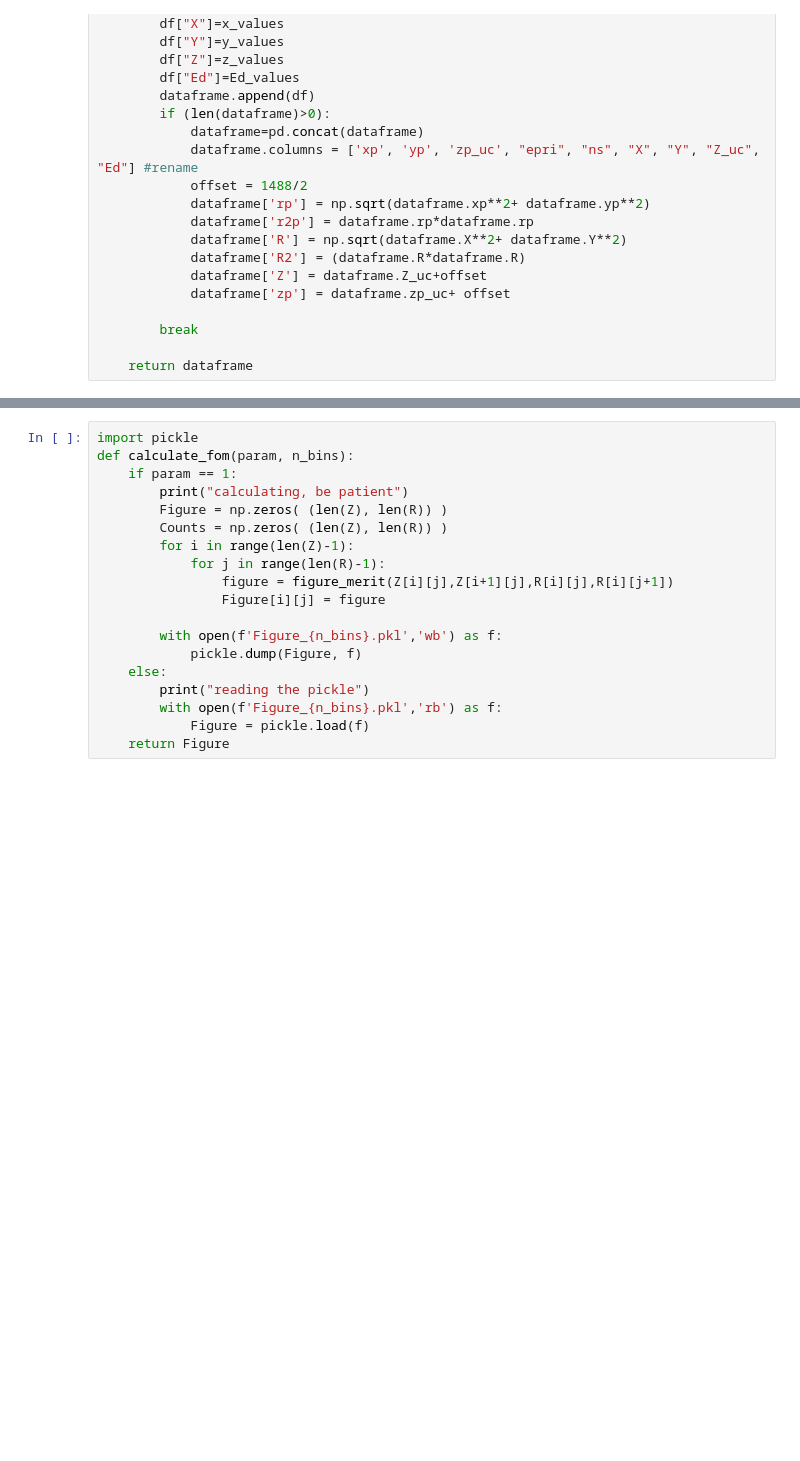
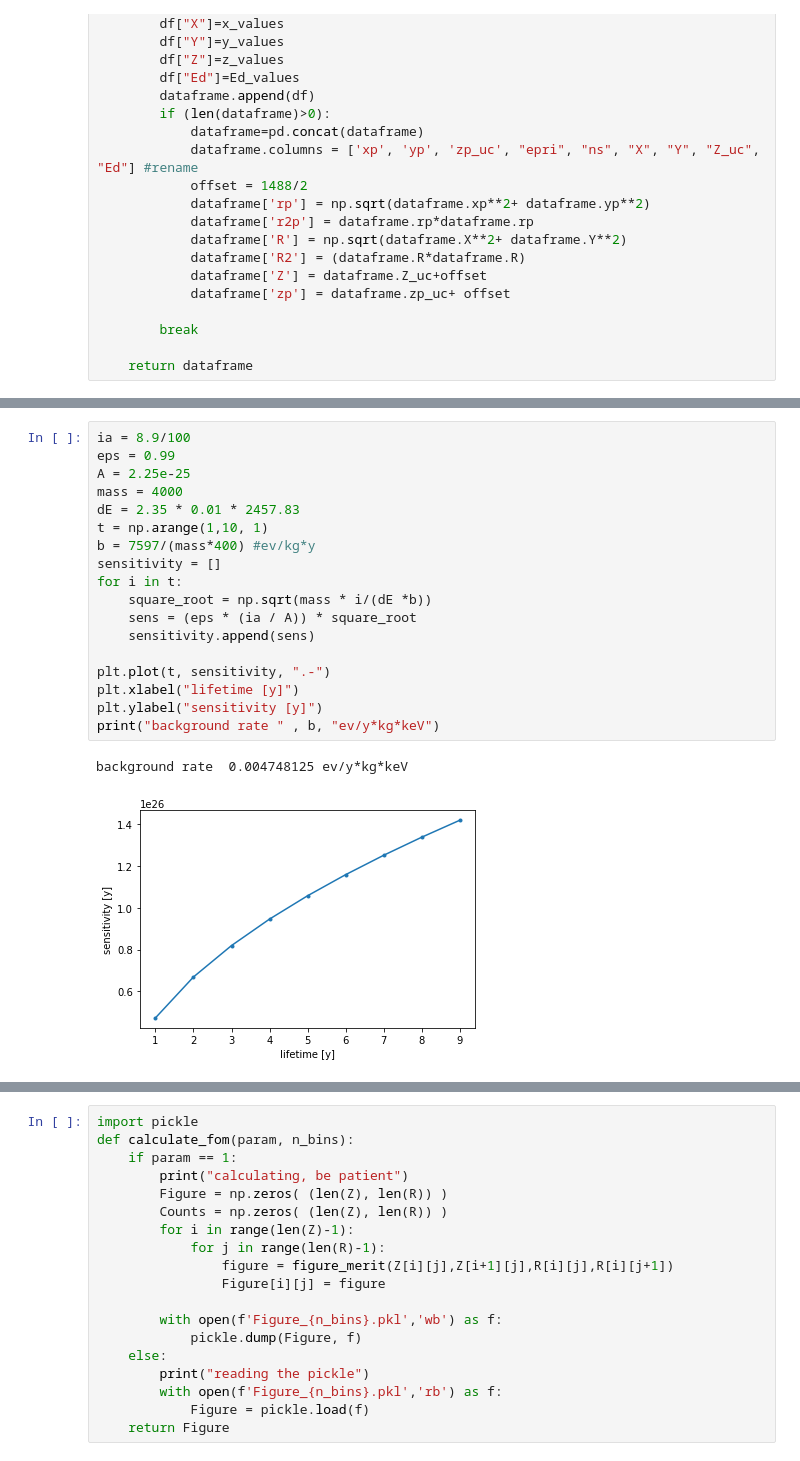
Before and after one commit to ariannarocchetti/MonteCarlo_ER, a Jupyter notebook: high_en/analysis_en.ipynb, the cells around one changed output, grey strips where cells are left out. Saved outputs shown, nothing was run; the diff lists cells and outputs as text; blank space fills up the shorter version.

```diff
--- a/high_en/analysis_en.ipynb
+++ b/high_en/analysis_en.ipynb
@@ -206,0 +197,21 @@ def figure_merit(z_low,z_high,r_low,r_high):
+# %%
+ia = 8.9/100
+eps = 0.99
+A = 2.25e-25
+mass = 4000
+dE = 2.35 * 0.01 * 2457.83
+t = np.arange(1,10, 1)
+b = 7597/(mass*400) #ev/kg*y
+sensitivity = []
+for i in t:
+    square_root = np.sqrt(mass * i/(dE *b))
+    sens = (eps * (ia / A)) * square_root
+    sensitivity.append(sens)
+
+plt.plot(t, sensitivity, ".-")
+plt.xlabel("lifetime [y]")
+plt.ylabel("sensitivity [y]")
+print("background rate " , b, "ev/y*kg*keV")
+# %% [output]
+background rate  0.004748125 ev/y*kg*keV
+[figure, added]
```
Also changed, not shown: parts of 54 cells of this notebook, 1 other file.
